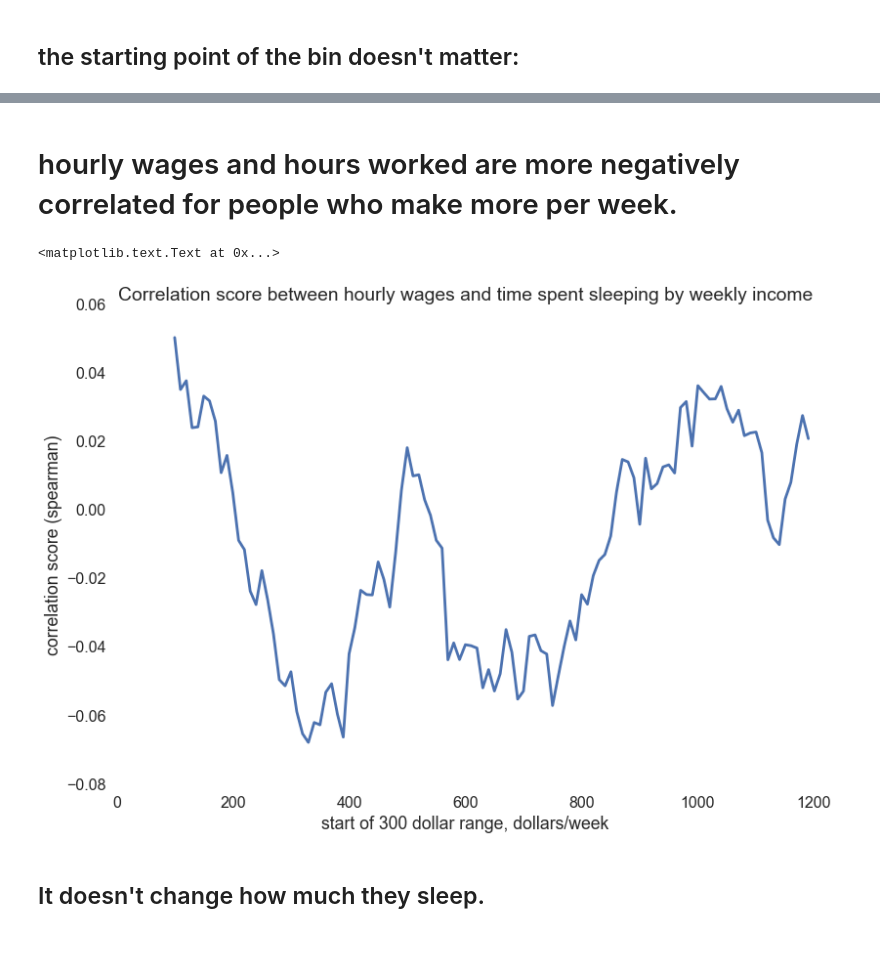
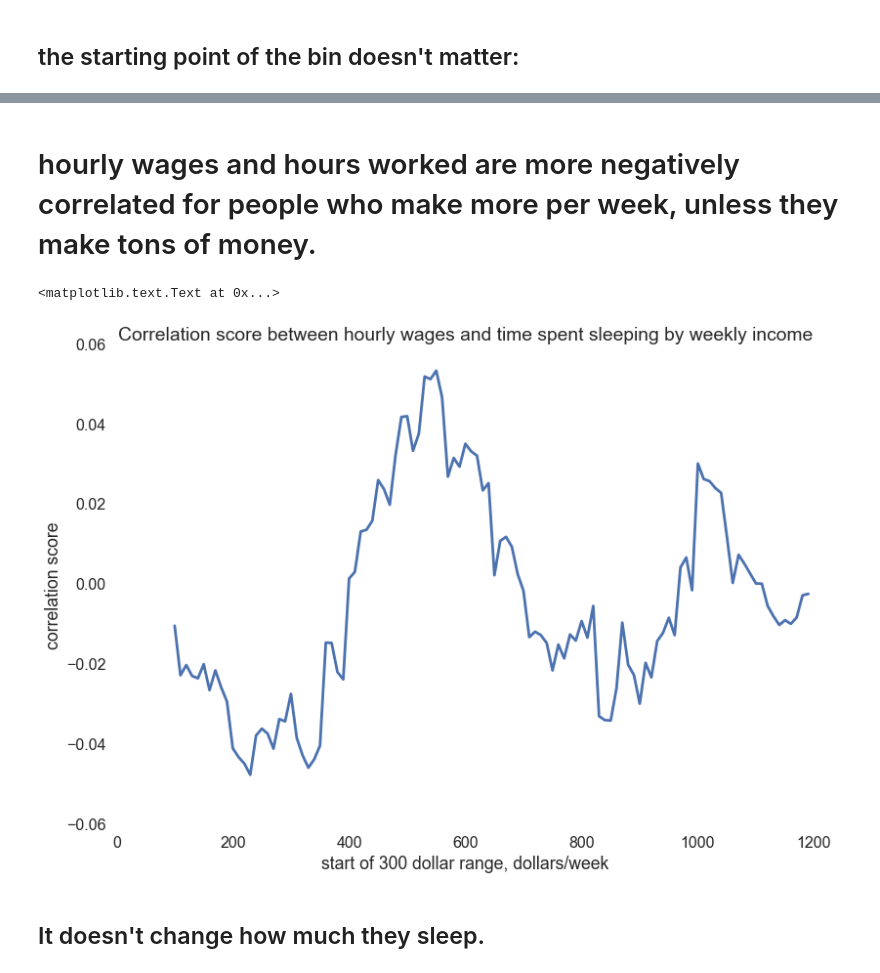
Before and after one commit to tiyd-python-2015-05/atus-analysis, a Jupyter notebook: Atus.ipynb, the cells around one changed output, grey strips where cells are left out. Saved outputs shown, nothing was run; the diff lists cells and outputs as text; code cells hidden in the pictures; blank space fills up the shorter version.

```diff
--- a/Atus.ipynb
+++ b/Atus.ipynb
@@ -175,6 +173,7 @@ for item in increments:
 ## Hours worked vs Hourly wage
 # %%
 ages = (80 > summary.TEAGE) & (summary.TEAGE > 20)
+hours = summary.TEHRUSLT > 0
 values = (summary[income & ages & hours])[['TRERNWA', 'TEHRUSLT']]
 
 values['TRERNWA'] = values['TRERNWA'].apply(lambda x: x/100) # convert to dollars
@@ -188,5 +187,5 @@ plt.xlabel('hourly income')
 plt.subplots_adjust(bottom=1, top=2.5, left=1, right=2.5)
 sbn.set_context('poster')
 
-print('Correlation score: ', round(values['TEHRUSLT'].corr(values['TRERNWA'], 'spearman'), 3))
+print('Correlation score: ', round(values['TEHRUSLT'].corr(values['TRERNWA']), 3))
 # %% [output]
@@ -228,11 +226,13 @@ for item in range(100, 1200)[::10]:
 
     values['TRERNWA'] = values['TRERNWA'].apply(lambda x: x/100) # convert to dollars
     values['TRERNWA'] = values['TRERNWA']/values['TEHRUSLT']  # convert to hourly
-    corr_score.append(values['TEHRUSLT'].corr(values['TRERNWA'], 'spearman'))
-    ranges.append(item)
+    corr_score.append(values['TEHRUSLT'].corr(values['TRERNWA']))
+
+    ranges.append(item + 150)
+
 plt.plot(ranges, corr_score)
-plt.xlabel('start of 300 dollar range, dollars/week')
-plt.ylabel('correlation score (spearman)')
+plt.xlabel('center of 300 dollar range, dollars/week')
+plt.ylabel('correlation score')
 plt.title('Correlation between hourly wages and hours worked by weekly income')
 # %% [output]
 <matplotlib.text.Text at 0x...>
@@ -240,28 +240,28 @@ plt.title('Correlation between hourly wages and hours worked by weekly income')
 # %% [markdown]
-# hourly wages and hours worked are more negatively correlated for people who make more per week.
+# hourly wages and hours worked are more negatively correlated for people who make more per week, unless they make tons of money.
 # %%
 corr_score = []
 ranges = []
 for item in range(100, 1200)[::10]:
 
     ages = (80 > summary.TEAGE) & (summary.TEAGE > 20)
     income = (summary.TRERNWA < item * 100 + 30000) & (summary.TRERNWA > item * 100)
     values = (summary[income & ages & hours])[['TRERNWA', 'TEHRUSLT', 't010101', 'TUFINLWGT']]
 
     values['TRERNWA'] = values['TRERNWA'].apply(lambda x: x/100) # convert to dollars
     values['TRERNWA'] = values['TRERNWA']/values['TEHRUSLT']  # convert to hourly
 
     values['t010101'] = values['t010101'] * values['TUFINLWGT']
 
-    corr_score.append(values['t010101'].corr(values['TRERNWA'], 'spearman'))
+    corr_score.append(values['t010101'].corr(values['TRERNWA']))
     ranges.append(item)
 plt.plot(ranges, corr_score)
 plt.xlabel('start of 300 dollar range, dollars/week')
-plt.ylabel('correlation score (spearman)')
+plt.ylabel('correlation score')
 plt.title('Correlation score between hourly wages and time spent sleeping by weekly income')
 # %% [output]
 <matplotlib.text.Text at 0x...>
-[figure, old version]
+[figure, new version]
 # %% [markdown]
 It doesn't change how much they sleep.
 -------------------------------------
```
Also changed, not shown: parts of 9 cells of this notebook, 3 other files.
